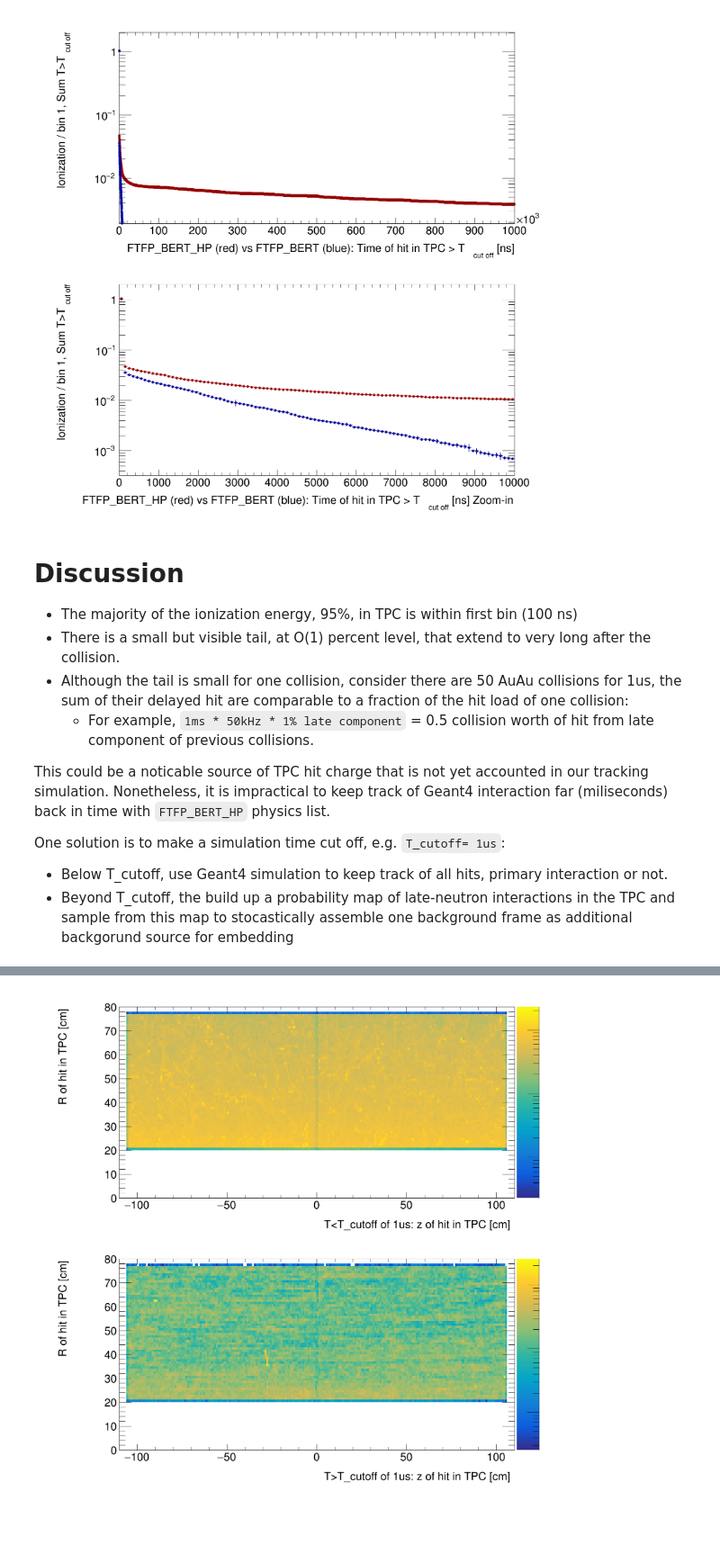
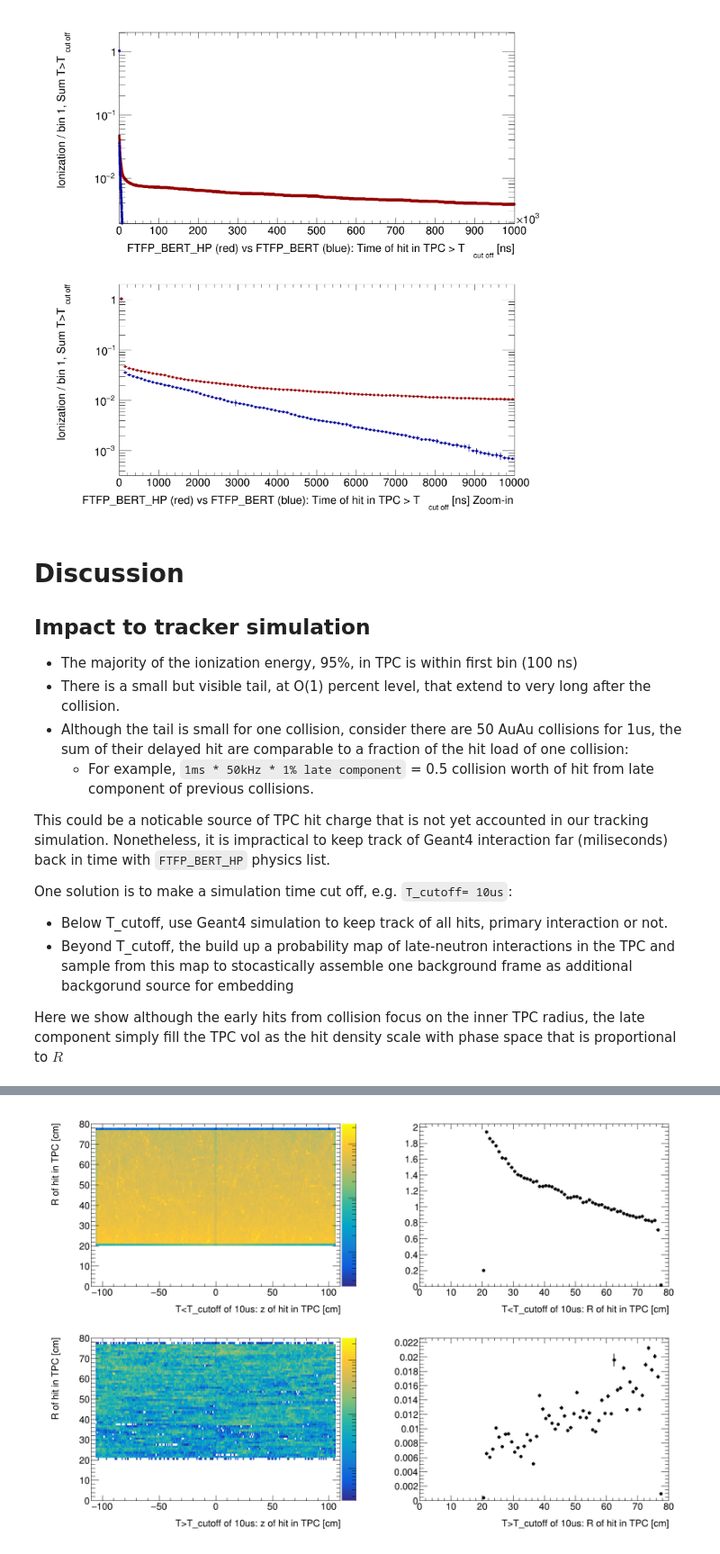
Before and after one commit to blackcathj/macros, a Jupyter notebook: detectors/sPHENIX/Plot.ipynb, the cells around one changed output, grey strips where cells are left out. Shown: that part at 90% size. Drawn from its saved outputs; the diff is of its cells as text; code cells hidden in the pictures; blank space fills up the shorter version.

```diff
--- a/detectors/sPHENIX/Plot.ipynb
+++ b/detectors/sPHENIX/Plot.ipynb
@@ -218,6 +218,8 @@ TH1 * h_eIonTPCHitTime_NormalizedIntegral = NormalizedIntegral(h_eIonTPCHitTime)
 [figure]
 # %% [markdown]
 # Discussion
+
+## Impact to tracker simulation
 
 * The majority of the ionization energy, 95%, in TPC is within first bin (100 ns)
 * There is a small but visible tail, at O(1) percent level, that extend to very long after the collision.
@@ -226,9 +228,11 @@ TH1 * h_eIonTPCHitTime_NormalizedIntegral = NormalizedIntegral(h_eIonTPCHitTime)
 
 This could be a noticable source of TPC hit charge that is not yet accounted in our tracking simulation. Nonetheless, it is impractical to keep track of Geant4 interaction far (miliseconds) back in time with `FTFP_BERT_HP` physics list.
 
-One solution is to make a simulation time cut off, e.g. `T_cutoff= 1us`:
+One solution is to make a simulation time cut off, e.g. `T_cutoff= 10us`:
 * Below T_cutoff, use Geant4 simulation to keep track of all hits, primary interaction or not.
 * Beyond T_cutoff, the build up a probability map of late-neutron interactions in the TPC and sample from this map  to stocastically assemble one background frame as additional backgorund source for embedding
+
+Here we show although the early hits from collision focus on the inner TPC radius, the late component simply fill the TPC vol as the hit density scale with phase space that is proportional to $R$
 # %%
 %%cpp
 
@@ -236,9 +240,9 @@ One solution is to make a simulation time cut off, e.g. `T_cutoff= 1us`:
 
     auto c1 = new TCanvas(TString("HitLocation") ,
                         TString("HitLocation"),
-                        1800, 1800);
+                        1800, 1200);
 
-    c1->Divide(1, 2);
+    c1->Divide(2, 2);
     int idx = 1;
     TPad *p;
 
@@ -246,18 +250,33 @@ One solution is to make a simulation time cut off, e.g. `T_cutoff= 1us`:
         p = (TPad *) c1->cd(idx++);
         c1->Update();
         p->SetLogz();
-        TH2 * h_eIonTPCHitPosOnTime_HP = new TH2F("h_eIonTPCHitPosOnTime_HP",";T<T_cutoff of 1us: z of hit in TPC [cm];R of hit in TPC [cm]",220,-110,110,80,0,80);
+        TH2 * h_eIonTPCHitPosOnTime = new TH2F("h_eIonTPCHitPosOnTime",";T<T_cutoff of 10us: z of hit in TPC [cm];R of hit in TPC [cm]",220,-110,110,80,0,80);
 
-        T_HP->Draw("sqrt(G4HIT_TPC[].x[0]**2 + G4HIT_TPC[].y[0]**2):G4HIT_TPC[].z[0]>>h_eIonTPCHitPosOnTime_HP","G4HIT_TPC[].edep * ( G4HIT_TPC[].t[0]<1e3 )","colz");
+        T_HP->Draw("sqrt(G4HIT_TPC[].x[0]**2 + G4HIT_TPC[].y[0]**2):G4HIT_TPC[].z[0]>>h_eIonTPCHitPosOnTime","G4HIT_TPC[].edep * ( G4HIT_TPC[].t[0]<10e3 )","colz");
+
+
+        p = (TPad *) c1->cd(idx++);
+        c1->Update();
+
+        TH1 * hproj = (TH1 *) h_eIonTPCHitPosOnTime->ProjectionY();
+        hproj->SetTitle(";T<T_cutoff of 10us: R of hit in TPC [cm]");
+        hproj->Draw();
     }
 
     {
         p = (TPad *) c1->cd(idx++);
         c1->Update();
         p->SetLogz();
-        TH2 * h_eIonTPCHitPosOnTime_HP = new TH2F("h_eIonTPCHitPosOnTime_HP",";T>T_cutoff of 1us: z of hit in TPC [cm];R of hit in TPC [cm]",220,-110,110,80,0,80);
+        TH2 * h_eIonTPCHitPosOnTime_HP = new TH2F("h_eIonTPCHitPosOnTime_HP",";T>T_cutoff of 10us: z of hit in TPC [cm];R of hit in TPC [cm]",220,-110,110,80,0,80);
 
-        T_HP->Draw("sqrt(G4HIT_TPC[].x[0]**2 + G4HIT_TPC[].y[0]**2):G4HIT_TPC[].z[0]>>h_eIonTPCHitPosOnTime_HP","G4HIT_TPC[].edep * ( G4HIT_TPC[].t[0]>1e3 )","colz");
+        T_HP->Draw("sqrt(G4HIT_TPC[].x[0]**2 + G4HIT_TPC[].y[0]**2):G4HIT_TPC[].z[0]>>h_eIonTPCHitPosOnTime_HP","G4HIT_TPC[].edep * ( G4HIT_TPC[].t[0]>10e3 )","colz");
+
+        p = (TPad *) c1->cd(idx++);
+        c1->Update();
+
+        TH1 * hproj = (TH1 *) h_eIonTPCHitPosOnTime_HP->ProjectionY();
+        hproj->SetTitle(";T>T_cutoff of 10us: R of hit in TPC [cm]");
+        hproj->Draw();
     }
 
 
@@ -267,2 +288,2 @@ One solution is to make a simulation time cut off, e.g. `T_cutoff= 1us`:
 Warning in <TFile::Append>: Replacing existing TH1: h_eIonTPCHitPosOnTime_HP (Potential memory leak).
-[figure, old version]
+[figure, new version]
```
Also changed, not shown: parts of 15 cells of this notebook.
